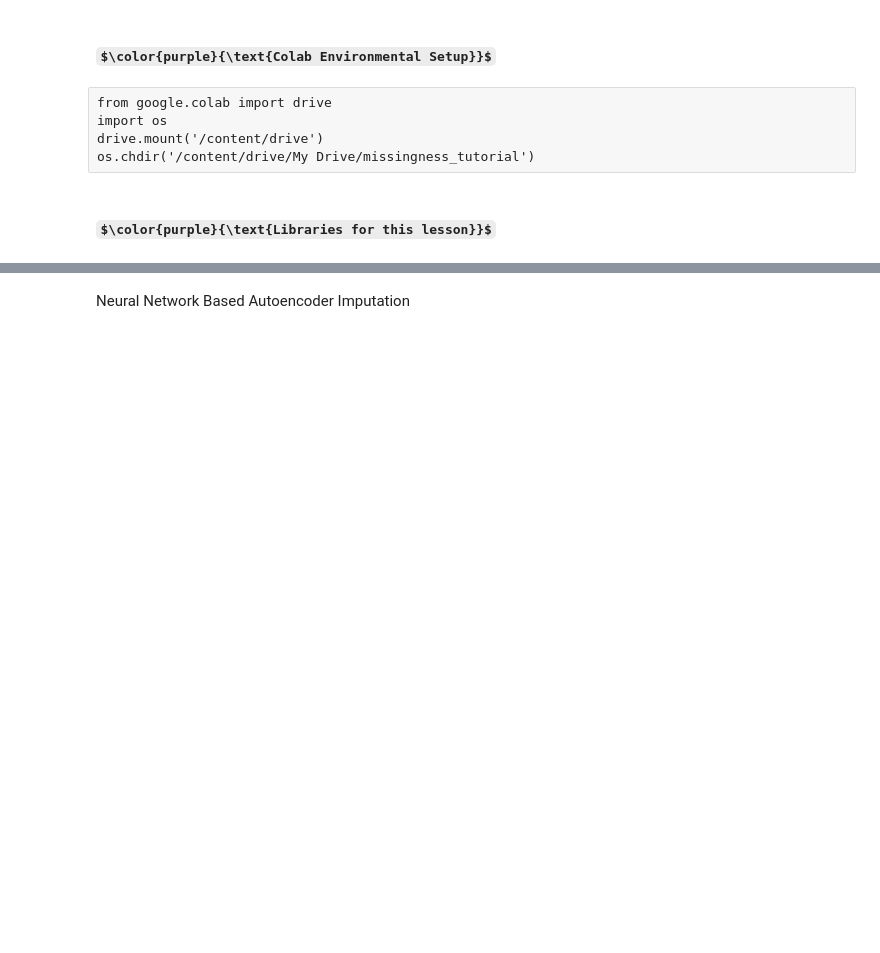
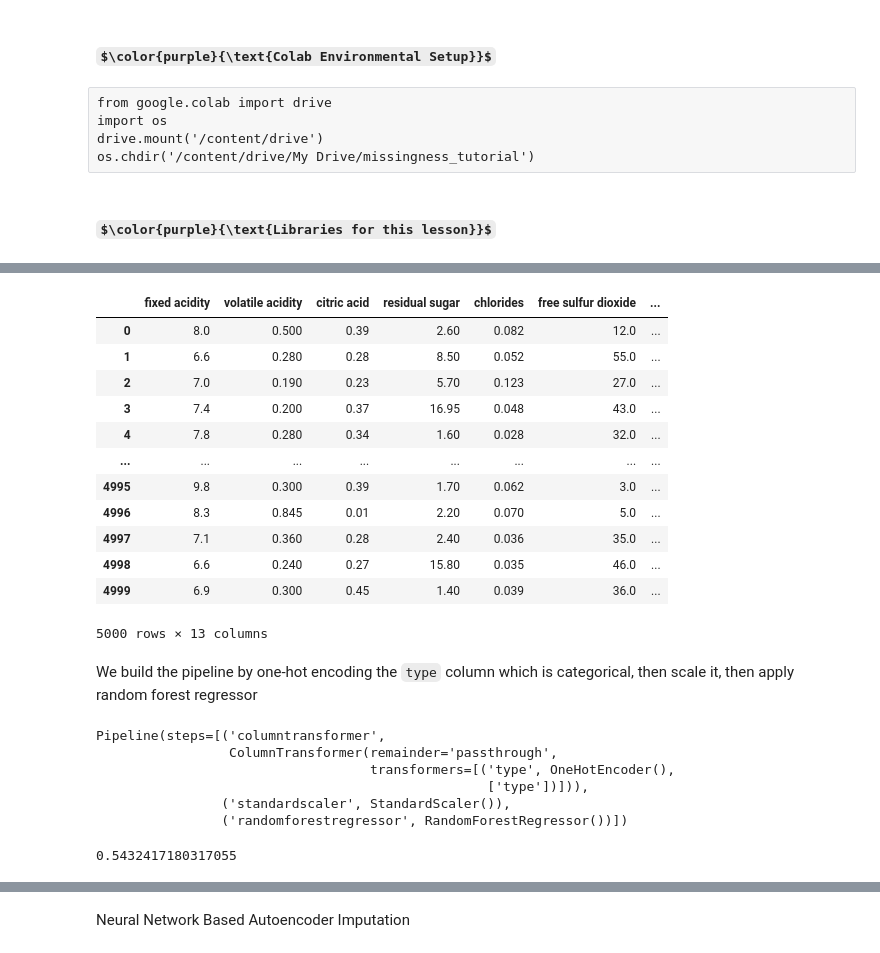
Before and after one commit to WestHealth/scipy2022-missingness-tutorial, a Jupyter notebook: master/6 - Missingness and ML.ipynb, the cells around one changed output, grey strips where cells are left out. Saved outputs shown, nothing was run; the diff lists cells and outputs as text; code cells hidden in the pictures; some formulas as TeX source; blank space fills up the shorter version.

```diff
--- a/master/6 - Missingness and ML.ipynb
+++ b/master/6 - Missingness and ML.ipynb
@@ -42,0 +228,19 @@ Incorporating Multiple Imputation
+# %%
+training=pd.read_csv('data/original_wine_training.csv')
+test=pd.read_csv('data/original_wine_test.csv')
+# %%
+training
+# %% [output]
+|  | fixed acidity | volatile acidity | citric acid | residual sugar | chlorides | free sulfur dioxide | ... |
+| 0 | 8.0 | 0.500 | 0.39 | 2.60 | 0.082 | 12.0 | ... |
+| 1 | 6.6 | 0.280 | 0.28 | 8.50 | 0.052 | 55.0 | ... |
+| 2 | 7.0 | 0.190 | 0.23 | 5.70 | 0.123 | 27.0 | ... |
+| 3 | 7.4 | 0.200 | 0.37 | 16.95 | 0.048 | 43.0 | ... |
+| 4 | 7.8 | 0.280 | 0.34 | 1.60 | 0.028 | 32.0 | ... |
+| ... | ... | ... | ... | ... | ... | ... | ... |
+| 4995 | 9.8 | 0.300 | 0.39 | 1.70 | 0.062 | 3.0 | ... |
+| 4996 | 8.3 | 0.845 | 0.01 | 2.20 | 0.070 | 5.0 | ... |
+| 4997 | 7.1 | 0.360 | 0.28 | 2.40 | 0.036 | 35.0 | ... |
+| 4998 | 6.6 | 0.240 | 0.27 | 15.80 | 0.035 | 46.0 | ... |
+| 4999 | 6.9 | 0.300 | 0.45 | 1.40 | 0.039 | 36.0 | ... |
+5000 rows × 13 columns
@@ -42,0 +249,2 @@ Incorporating Multiple Imputation
+# %% [markdown]
+We build the pipeline by one-hot encoding the `type` column which is categorical, then scale it, then apply random forest regressor
@@ -42,0 +255,13 @@ Incorporating Multiple Imputation
+# %%
+pipeline.fit(training[features], training['quality'])
+# %% [output]
+Pipeline(steps=[('columntransformer',
+                 ColumnTransformer(remainder='passthrough',
+                                   transformers=[('type', OneHotEncoder(),
+                                                  ['type'])])),
+                ('standardscaler', StandardScaler()),
+                ('randomforestregressor', RandomForestRegressor())])
+# %%
+pipeline.score(test[features], test['quality'])
+# %% [output]
+0.5432417180317055
```
Also changed, not shown: parts of 95 cells of this notebook, 6 other files.
